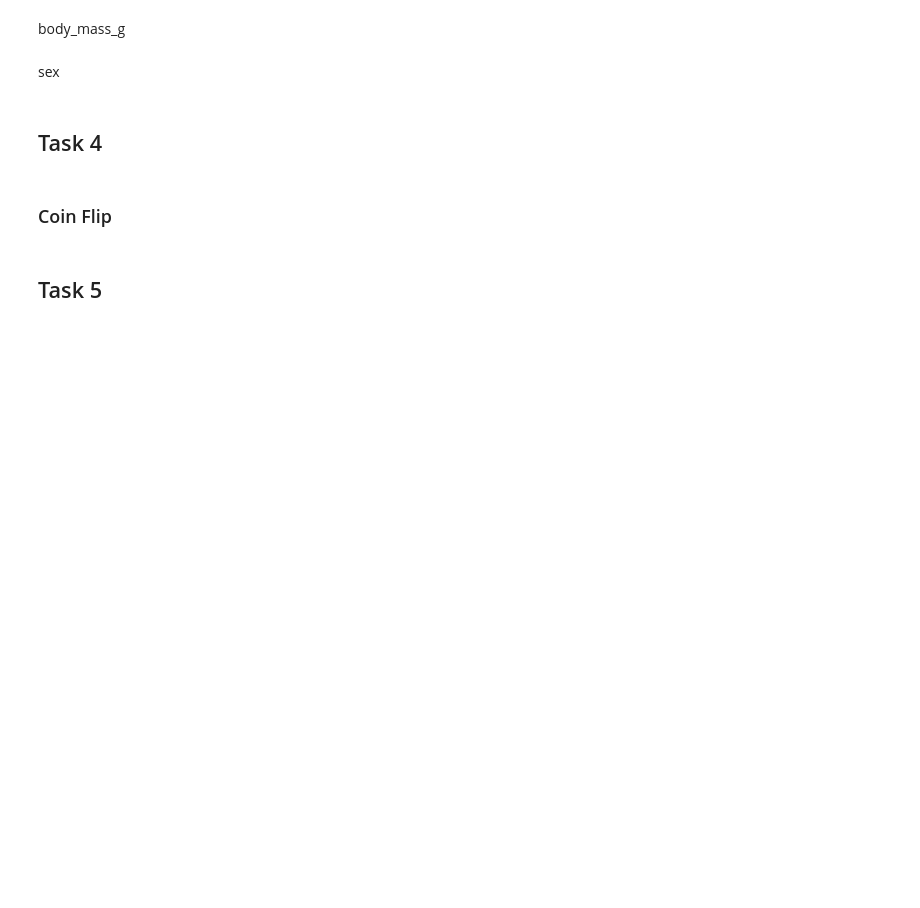
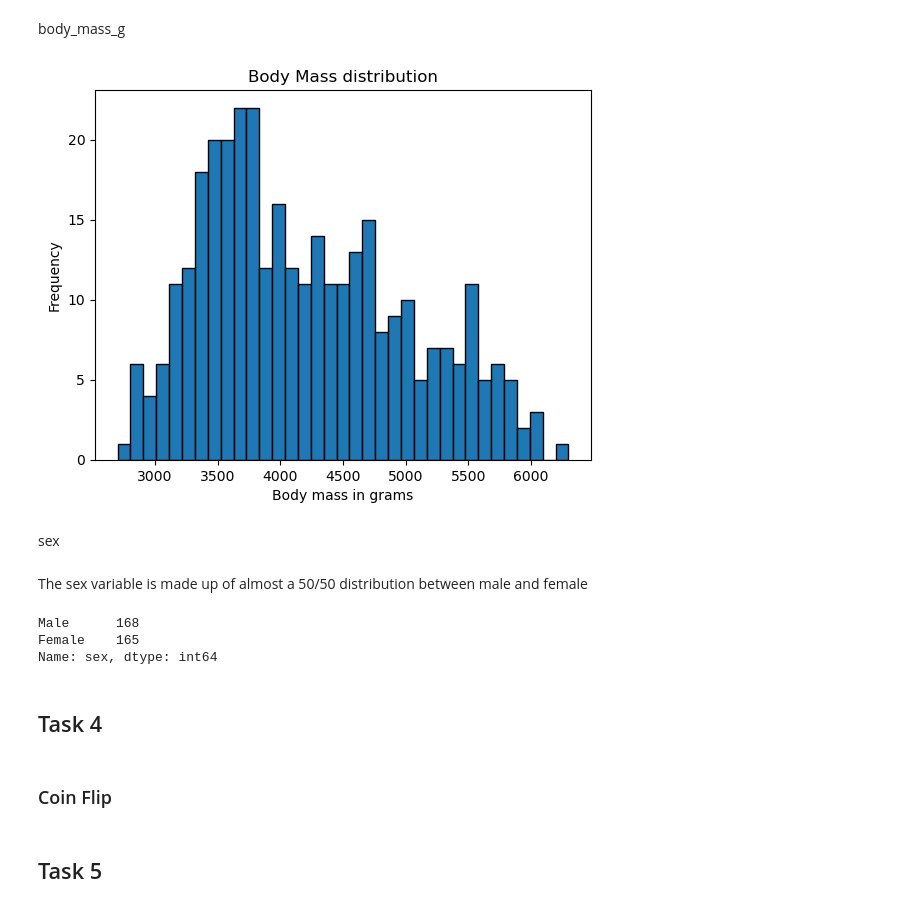
Before and after one commit to nexlanglxm/fundamentals-of-data-analysis, a Jupyter notebook: tasks.ipynb, the cells around one changed output. Drawn from its saved outputs; the diff is of its cells as text; code cells hidden in the pictures; blank space fills up the shorter version.

```diff
--- a/tasks.ipynb
+++ b/tasks.ipynb
@@ -131,7 +154,24 @@ flipper_length_mm
 # %% [markdown]
 body_mass_g
+# %%
+plt.hist(peng['body_mass_g'], bins = 35, edgecolor='black')
+plt.xlabel('Body mass in grams')
+plt.ylabel('Frequency')
+plt.title('Body Mass distribution')
+plt.show()
+# %% [output]
+[figure, added]
 # %% [markdown]
 sex
+# %% [markdown]
+The sex variable is made up of almost a 50/50 distribution between male and female
+# %%
+sex_number = peng['sex'].value_counts()
+print(sex_number)
+# %% [output]
+Male      168
+Female    165
+Name: sex, dtype: int64
 # %% [markdown]
 ## Task 4
 # %% [markdown]
```
Also changed, not shown: parts of 7 cells of this notebook.
